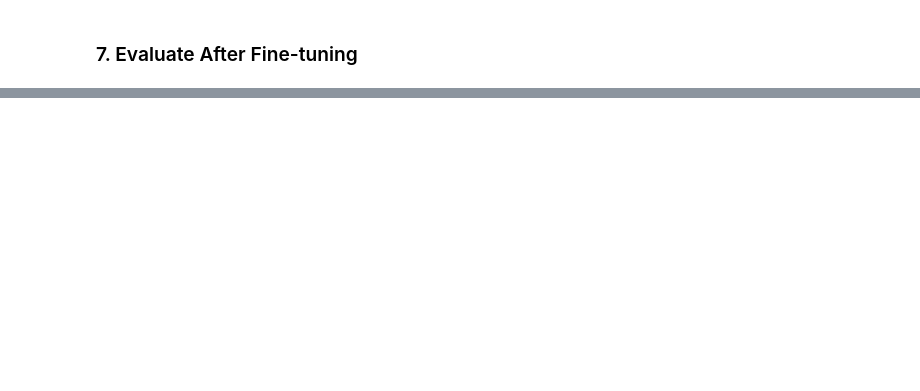
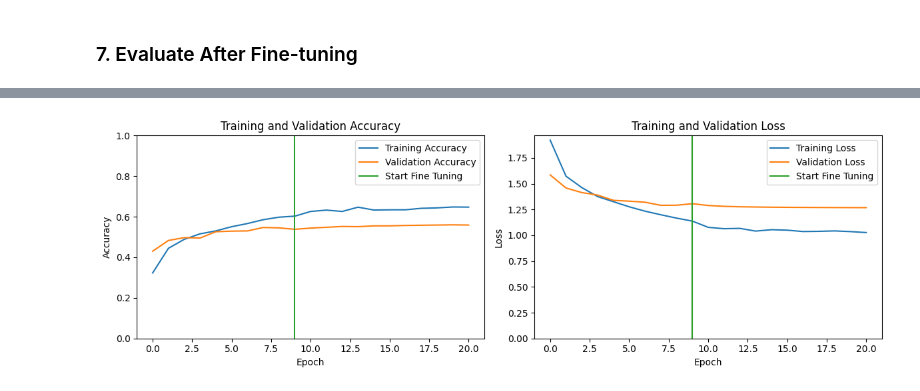
Before and after one commit to amit-sahu-a11y/ML_projects_for_practice, a Jupyter notebook: Untitled47.ipynb, the cells around one changed output, grey strips where cells are left out. Cells and saved outputs as stored; diff of their text form; code cells hidden in the pictures; blank space fills up the shorter version.

```diff
--- a/Untitled47.ipynb
+++ b/Untitled47.ipynb
@@ -228,6 +257,13 @@ history_fine = model.fit(x_train_small, y_train_small,
 # %%
 loss, accuracy = model.evaluate(x_test_small, y_test_small)
 print(f"Test accuracy after fine-tuning: {accuracy:.4f}")
+
+# Initialize histories with the first training phase data
+acc = history.history['accuracy']
+val_acc = history.history['val_accuracy']
+
+loss = history.history['loss']
+val_loss = history.history['val_loss'] # Corrected: previously was history.history['loss']
 
 # Combine histories for plotting
 acc += history_fine.history['accuracy']
@@ -259,3 +295,4 @@ plt.legend()
 
 plt.tight_layout()
 plt.show()
+# %% [output]
@@ -261,0 +301 @@ plt.show()
+[figure, added]
```
Also changed, not shown: parts of 3 cells of this notebook.
